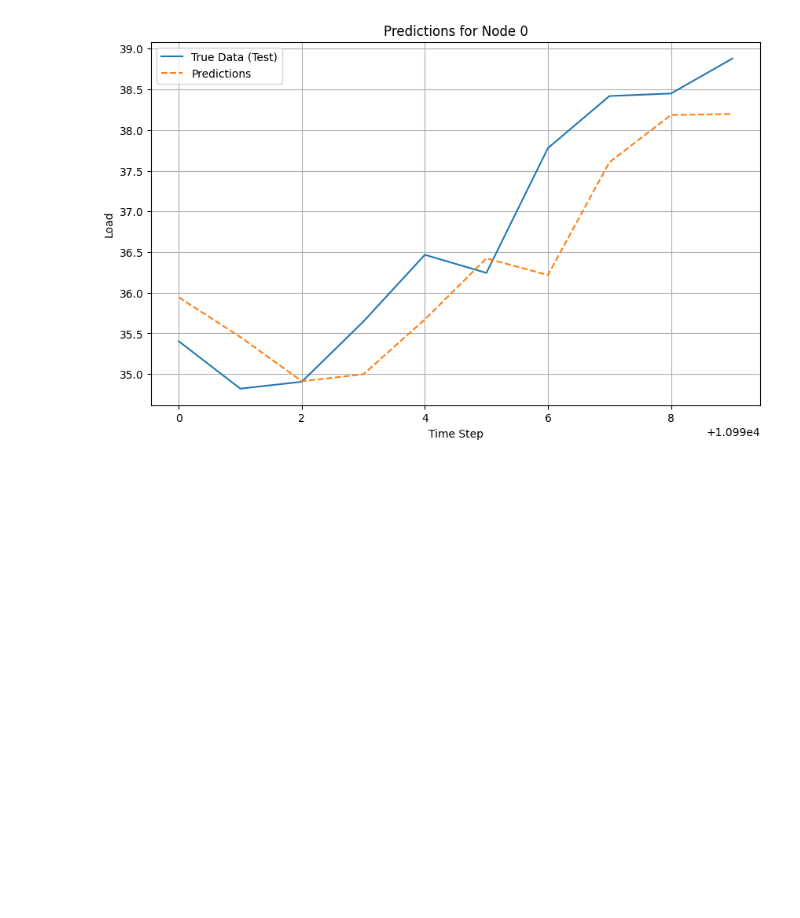
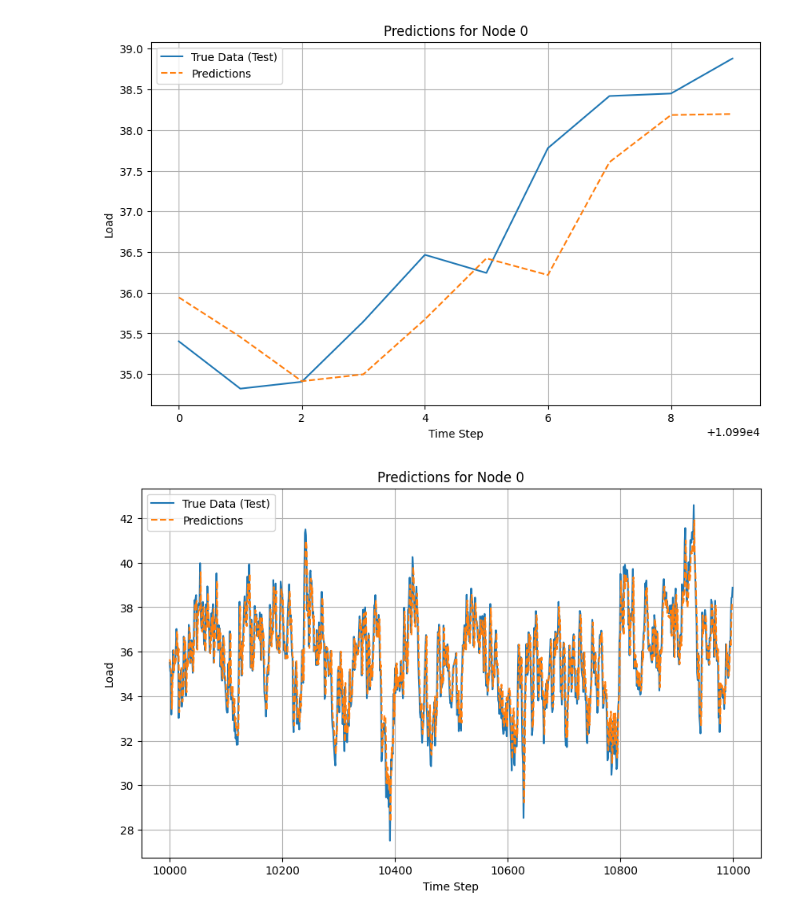
Before and after one commit to LightEchoo/MAB_Project, a Jupyter notebook: EXP4/AR_model.ipynb, the cells around one changed output. Saved outputs shown, nothing was run; the diff lists cells and outputs as text; code cells hidden in the pictures; blank space fills up the shorter version.

```diff
--- a/EXP4/AR_model.ipynb
+++ b/EXP4/AR_model.ipynb
@@ -369,3 +387,7 @@ ar_expert.plot_predictions(node_index=0, start=9990, end=10010)
 ar_expert.plot_predictions(node_index=0, start=10990, end=11000)
 # %% [output]
 [figure]
+# %%
+ar_expert.plot_predictions(node_index=0, start=10000, end=11000)
+# %% [output]
+[figure, added]
```
Also changed, not shown: parts of 5 cells of this notebook, 6 other files.
